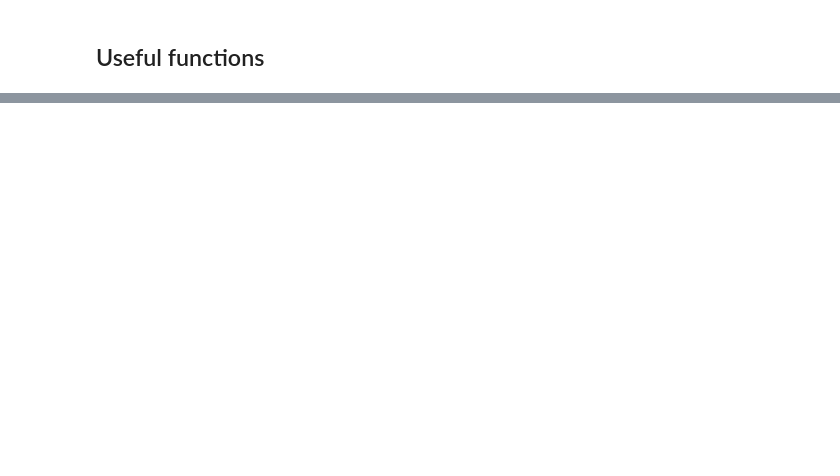
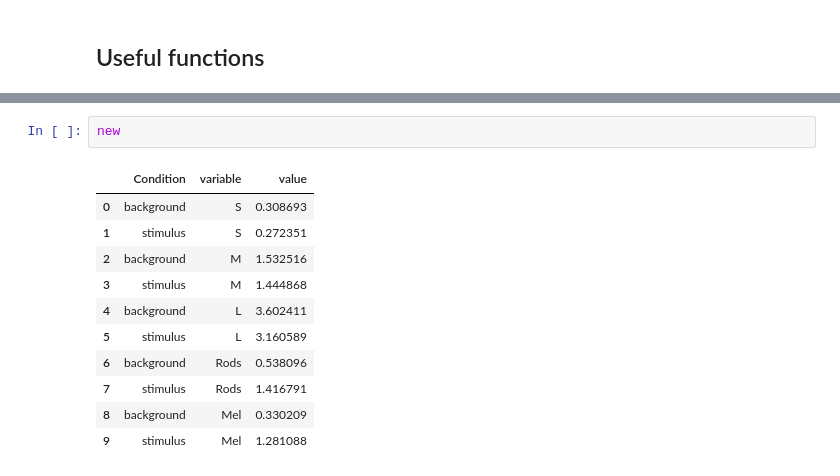
Before and after one commit to PyPlr/cvd_pupillometry, a Jupyter notebook: notebooks/silent_substitution_STLAB.ipynb, the cells around one changed output, grey strips where cells are left out. Cells and saved outputs as stored; diff of their text form; blank space fills up the shorter version.

```diff
--- a/notebooks/silent_substitution_STLAB.ipynb
+++ b/notebooks/silent_substitution_STLAB.ipynb
@@ -138,0 +258,14 @@ array([ 1.21934149e-04,  2.92114023e-05, -1.93904808e-05])
+# %%
+new
+# %% [output]
+|  | Condition | variable | value |
+| 0 | background | S | 0.308693 |
+| 1 | stimulus | S | 0.272351 |
+| 2 | background | M | 1.532516 |
+| 3 | stimulus | M | 1.444868 |
+| 4 | background | L | 3.602411 |
+| 5 | stimulus | L | 3.160589 |
+| 6 | background | Rods | 0.538096 |
+| 7 | stimulus | Rods | 1.416791 |
+| 8 | background | Mel | 0.330209 |
+| 9 | stimulus | Mel | 1.281088 |
```
Also changed, not shown: parts of 22 cells of this notebook, 3 other files.
